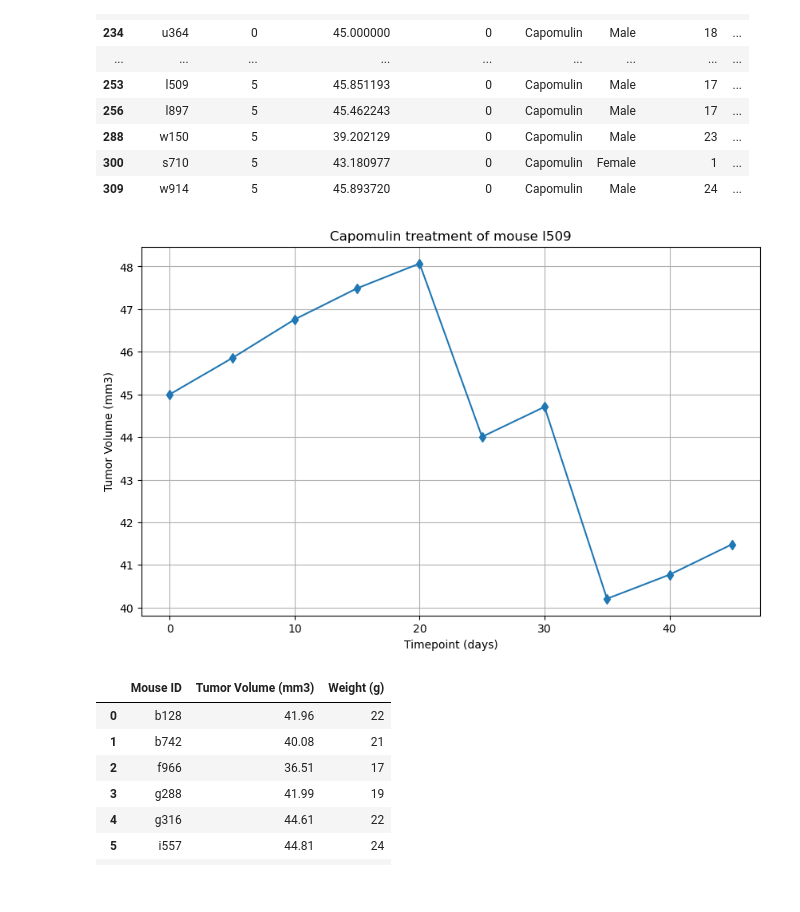
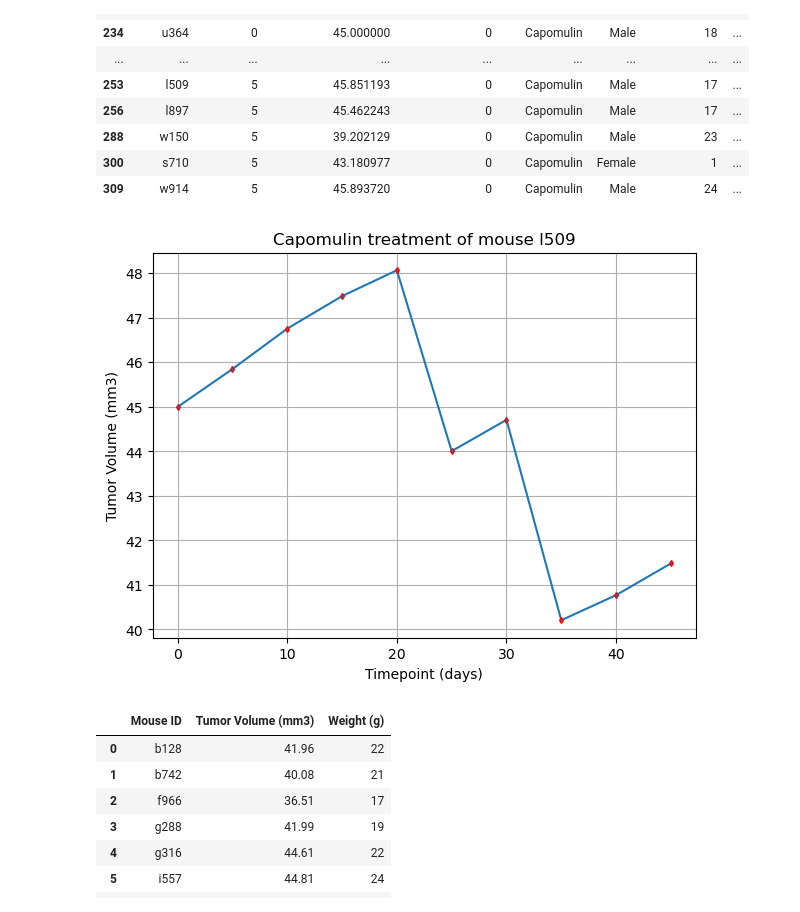
Before and after one commit to Isbelis/Visualization-challenge, a Jupyter notebook: Pymaceuticals/pymaceuticals-analysis-complete.ipynb, the cells around one changed output. Drawn from its saved outputs; the diff is of its cells as text; code cells hidden in the pictures.

```diff
--- a/Pymaceuticals/pymaceuticals-analysis-complete.ipynb
+++ b/Pymaceuticals/pymaceuticals-analysis-complete.ipynb
@@ -456,17 +463,17 @@ specific_data.head(30)
 # %%
 # Generate a line plot of tumor volume vs. time point for a single mouse treated with Capomulin
 mouse_id = "l509"
 drug_name = "Capomulin"
 mouse_data = clean_study_data_complete[(clean_study_data_complete['Mouse ID'] == mouse_id) & (clean_study_data_complete['Drug Regimen'] == drug_name)]
-plt.figure(figsize=(10, 6))
-plt.plot(mouse_data['Timepoint'], mouse_data['Tumor Volume (mm3)'], marker='d')
+plt.figure(figsize=(7, 5))
+plt.plot(mouse_data['Timepoint'], mouse_data['Tumor Volume (mm3)'], marker='d', markersize=3, markeredgecolor='red')
 plt.title(f'{drug_name} treatment of mouse {mouse_id}')
 plt.xlabel('Timepoint (days)')
 plt.ylabel('Tumor Volume (mm3)')
 plt.grid(True)
 plt.show()
 # %% [output]
-[figure, old version]
+[figure, new version]
 # %%
 # Generate a scatter plot of mouse weight vs. the average observed tumor volume for the entire Capomulin regimen
 # Anwser ChatGPT Step-by-Step Guide
```
Also changed, not shown: parts of 10 cells of this notebook, 2 other files.
